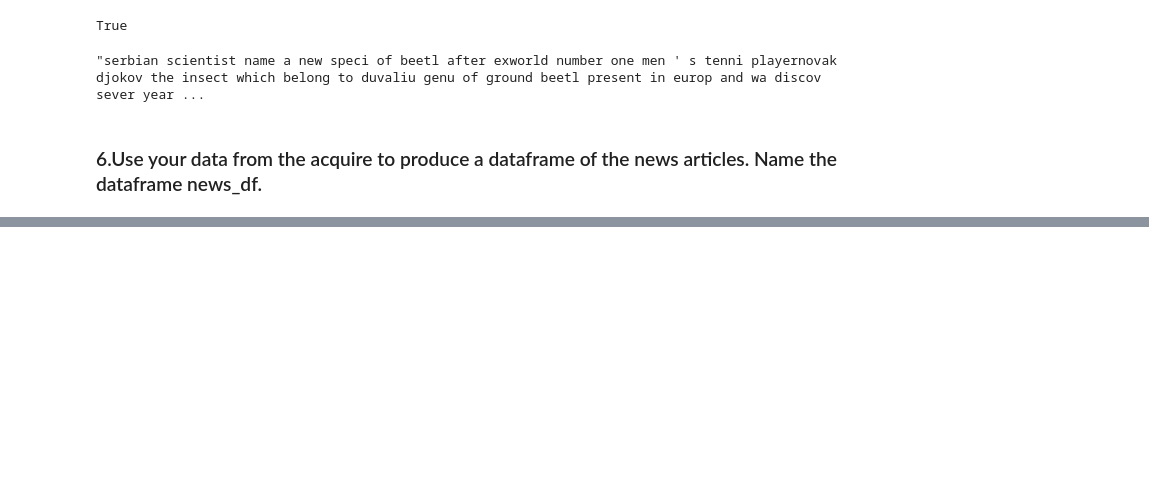
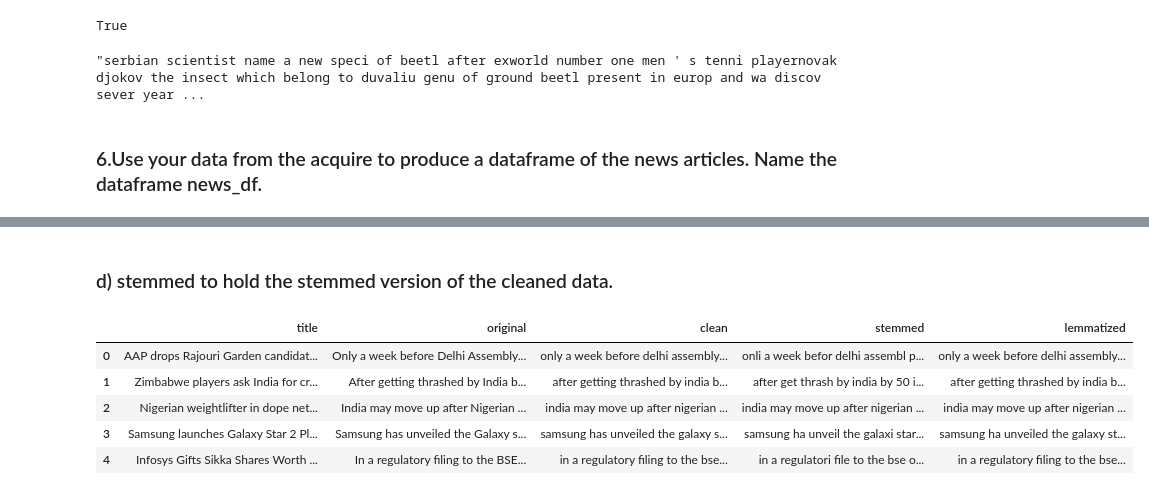
Before and after one commit to patrickamwayi/natural-language-processing-exercises, a Jupyter notebook: prepare.ipynb, the cells around one changed output, grey strips where cells are left out. Cells and saved outputs as stored; diff of their text form; code cells hidden in the pictures; blank space fills up the shorter version.

```diff
--- a/prepare.ipynb
+++ b/prepare.ipynb
@@ -220,0 +263,3 @@ string_stemmed
+# %%
+news_df = news_df.rename(columns={'body':'original'})
+news_df.head()
@@ -220,0 +275,3 @@ string_stemmed
+# %%
+news_df = news_df[['title','original']]
+news_df.head()
@@ -220,0 +297,13 @@ string_stemmed
+# %% [markdown]
+### d) stemmed to hold the stemmed version of the cleaned data.
+# %%
+news_df['stemmed'] = news_df.clean.apply(stem)
+news_df['lemmatized'] = news_df.clean.apply(lemmatize)
+news_df.head()
+# %% [output]
+|  | title | original | clean | stemmed | lemmatized |
+| 0 | AAP drops Rajouri Garden candidat... | Only a week before Delhi Assembly... | only a week before delhi assembly... | onli a week befor delhi assembl p... | only a week before delhi assembly... |
+| 1 | Zimbabwe players ask India for cr... | After getting thrashed by India b... | after getting thrashed by india b... | after get thrash by india by 50 i... | after getting thrashed by india b... |
+| 2 | Nigerian weightlifter in dope net... | India may move up after Nigerian ... | india may move up after nigerian ... | india may move up after nigerian ... | india may move up after nigerian ... |
+| 3 | Samsung launches Galaxy Star 2 Pl... | Samsung has unveiled the Galaxy s... | samsung has unveiled the galaxy s... | samsung ha unveil the galaxi star... | samsung ha unveiled the galaxy st... |
+| 4 | Infosys Gifts Sikka Shares Worth ... | In a regulatory filing to the BSE... | in a regulatory filing to the bse... | in a regulatori file to the bse o... | in a regulatory filing to the bse... |
```
Also changed, not shown: parts of 20 cells of this notebook.
